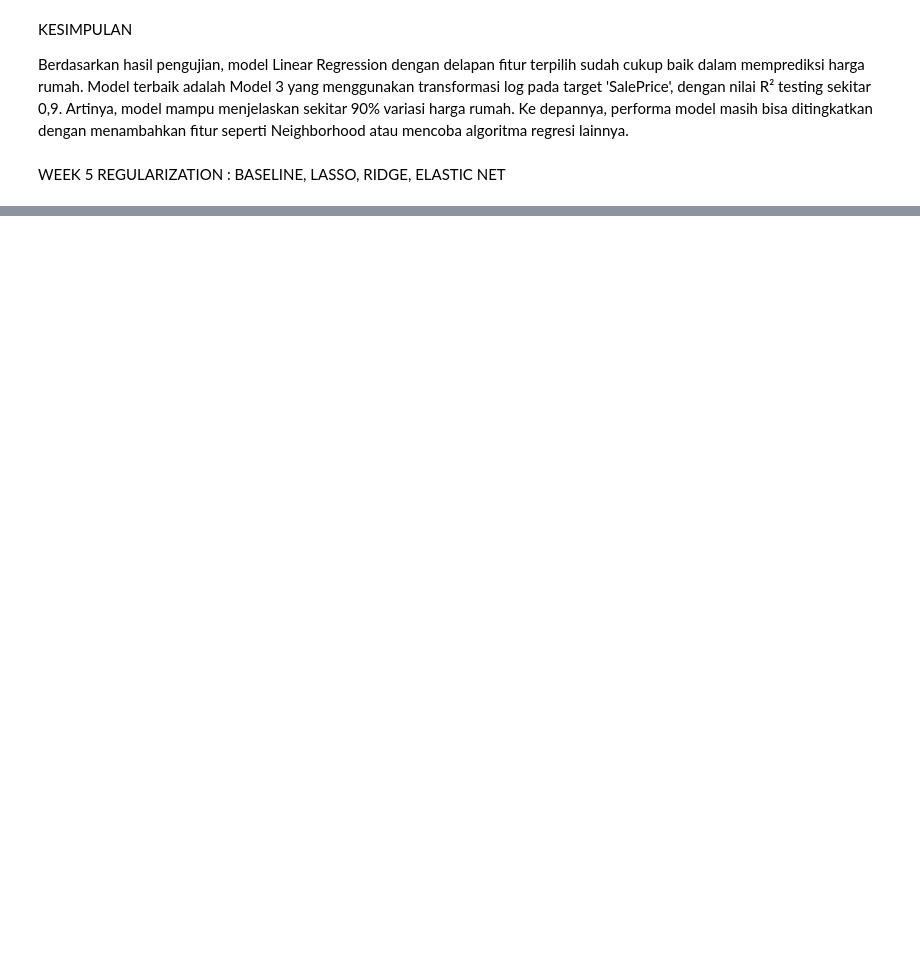
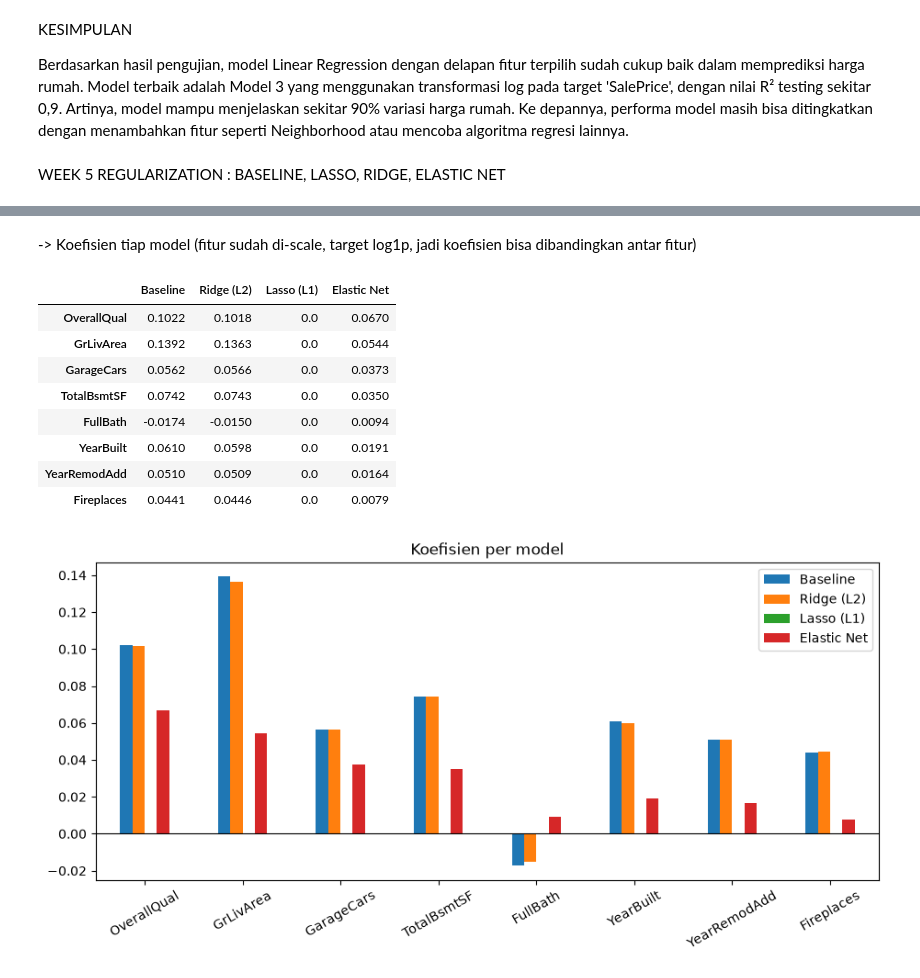
Before and after one commit to vencyahuang/Exercise_Regularization, a Jupyter notebook: HousePrices/Houseprices_LinReg.ipynb, the cells around one changed output, grey strips where cells are left out. Saved outputs shown, nothing was run; the diff lists cells and outputs as text; code cells hidden in the pictures; blank space fills up the shorter version.

```diff
--- a/HousePrices/Houseprices_LinReg.ipynb
+++ b/HousePrices/Houseprices_LinReg.ipynb
@@ -504,14 +502,36 @@ from sklearn.preprocessing import StandardScaler, OneHotEncoder
 # %%
 kf = KFold(n_splits=5, shuffle=True, random_state=42)
-alpha_ridge = np.logspace(-2, 3, 50)
-alpha_lasso = np.logspace(-4, 1, 50)
+alpha_ridge = np.logspace(1, 5, 50)
+alpha_lasso = np.logspace(0, 4, 50)
 l1_grid = [0.1, 0.3, 0.5, 0.7, 0.9, 0.95, 0.99]
+log_y_train = np.log1p(y_train)
 # %%
-model = {
+daftar_model = {
     "Baseline" : LinearRegression(),
     'Ridge (L2)': RidgeCV(alphas=alpha_ridge, cv=kf),
     'Lasso (L1)': LassoCV(alphas=alpha_lasso, cv=kf, max_iter=100000, random_state=42),
     'Elastic Net': ElasticNetCV(l1_ratio=l1_grid, alphas=alpha_lasso, cv=kf, max_iter=100000, random_state=42),
 
+}
 
-}
+hasil, model_reg = [], {}
+
+for nama, est in daftar_model.items():
+    pipe = make_pipeline(StandardScaler(), est).fit(x_train, log_y_train)
+    model_reg[nama] = pipe
+    m_tr = hitung_metrik(y_train, np.expm1(pipe.predict(x_train)))
+    m_te = hitung_metrik(y_test, np.expm1(pipe.predict(x_test)))
+    cv = cross_val_score(make_pipeline(StandardScaler(), est), x_train, log_y_train, cv=kf, scoring='r2')
+    koef = pipe[-1].coef_
+    hasil.append({
+        'Model': nama,
+        'alpha': round(float(getattr(est, 'alpha_', np.nan)), 4),
+        'l1_ratio': getattr(est, 'l1_ratio_', np.nan),
+        'Koef = 0': int((np.abs(koef) < 1e-8).sum()),
+        'R2 train': m_tr['R2'], 'R2 test': m_te['R2'],
+        'Gap (train-test)': round(m_tr['R2'] - m_te['R2'], 3),
+        'RMSE test': m_te['RMSE'], 'MAE test': m_te['MAE'],
+        'R2 CV (mean)': round(cv.mean(), 3), 'R2 CV (std)': round(cv.std(), 3),
+    })
+hasil_reg = pd.DataFrame(hasil).set_index('Model')
+hasil_reg.T
@@ -517,0 +557,21 @@ model = {
+# %% [markdown]
+-> Koefisien tiap model (fitur sudah di-scale, target log1p, jadi koefisien bisa dibandingkan antar fitur)
+# %%
+koef_tabel = pd.DataFrame({n: m[-1].coef_ for n, m in model_reg.items()}, index=fitur).round(4)
+display(koef_tabel)
+
+koef_tabel.plot(kind='bar', figsize=(11, 4.5), rot=30)
+plt.axhline(0, color='black', linewidth=0.8)
+plt.title('Koefisien per model')
+plt.show()
+# %% [output]
+|  | Baseline | Ridge (L2) | Lasso (L1) | Elastic Net |
+| OverallQual | 0.1022 | 0.1018 | 0.0 | 0.0670 |
+| GrLivArea | 0.1392 | 0.1363 | 0.0 | 0.0544 |
+| GarageCars | 0.0562 | 0.0566 | 0.0 | 0.0373 |
+| TotalBsmtSF | 0.0742 | 0.0743 | 0.0 | 0.0350 |
+| FullBath | -0.0174 | -0.0150 | 0.0 | 0.0094 |
+| YearBuilt | 0.0610 | 0.0598 | 0.0 | 0.0191 |
+| YearRemodAdd | 0.0510 | 0.0509 | 0.0 | 0.0164 |
+| Fireplaces | 0.0441 | 0.0446 | 0.0 | 0.0079 |
+[figure, added]
```
Also changed, not shown: parts of 10 cells of this notebook.
